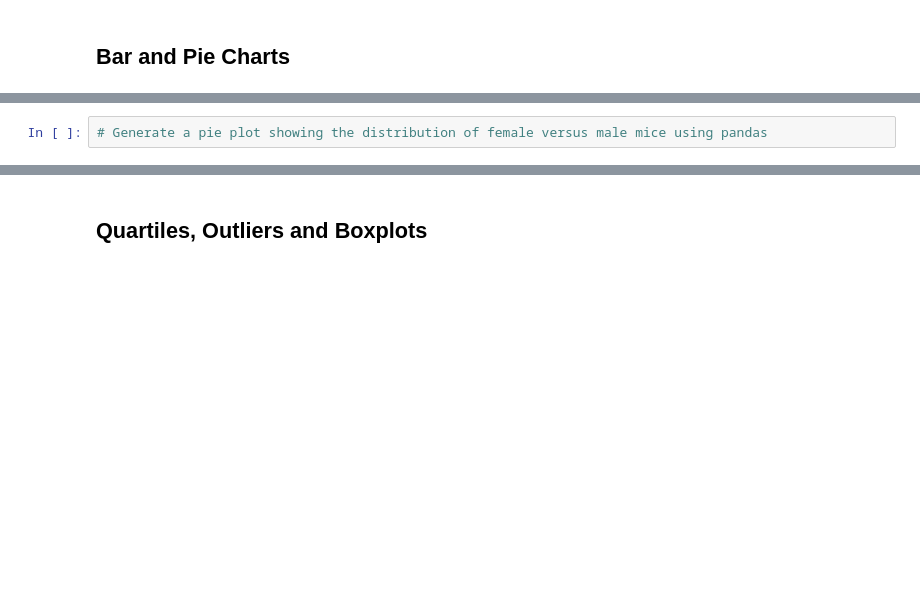
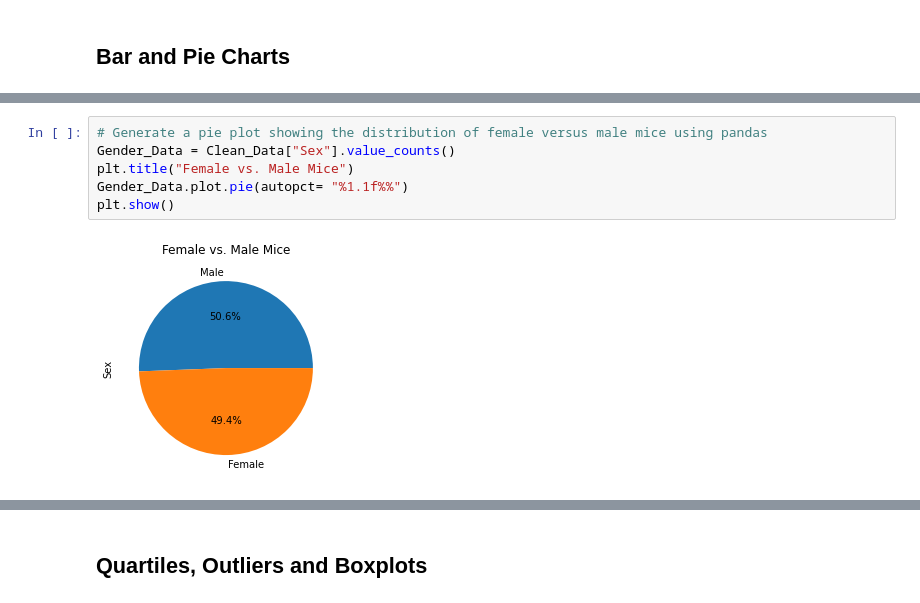
Before and after one commit to BrookAnn/Matplotlib_Homework, a Jupyter notebook: Pymaceuticals/pymaceuticals_starter.ipynb, the cells around one changed output, grey strips where cells are left out. Cells and saved outputs as stored; diff of their text form; blank space fills up the shorter version.

```diff
--- a/Pymaceuticals/pymaceuticals_starter.ipynb
+++ b/Pymaceuticals/pymaceuticals_starter.ipynb
@@ -131,4 +157,10 @@ NameError: name 'count' is not defined
 # %%
 # Generate a pie plot showing the distribution of female versus male mice using pandas
+Gender_Data = Clean_Data["Sex"].value_counts()
+plt.title("Female vs. Male Mice")
+Gender_Data.plot.pie(autopct= "%1.1f%%")
+plt.show()
+# %% [output]
+[figure, added]
 # %%
 # Generate a pie plot showing the distribution of female versus male mice using pyplot
```
Also changed, not shown: parts of 5 cells of this notebook.
